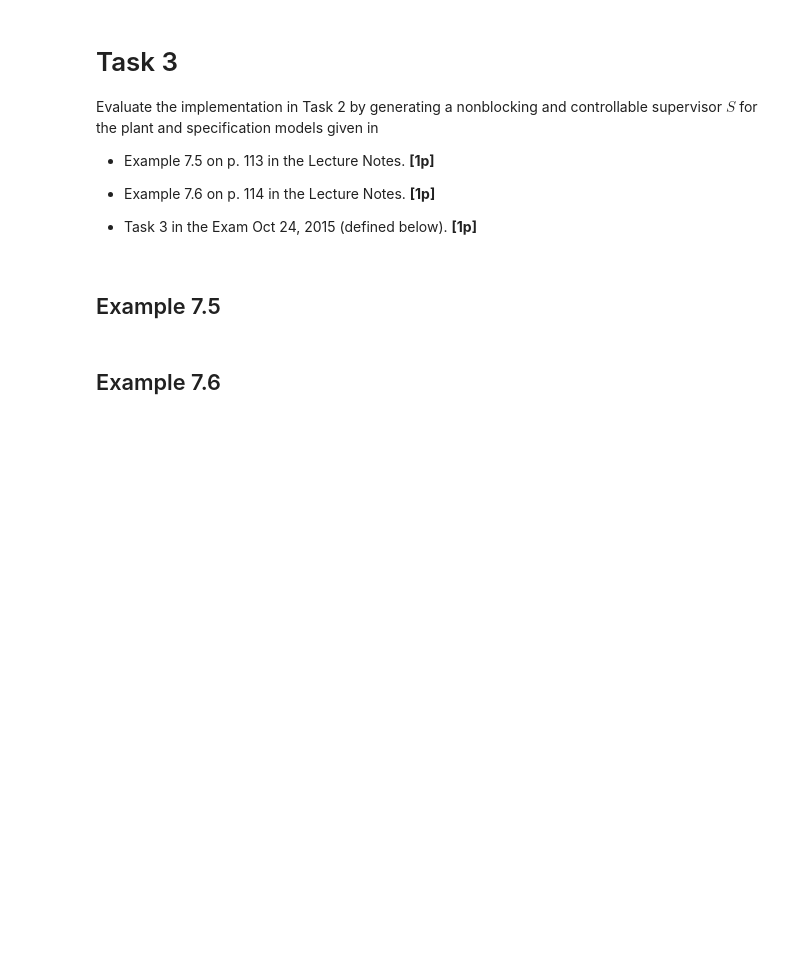
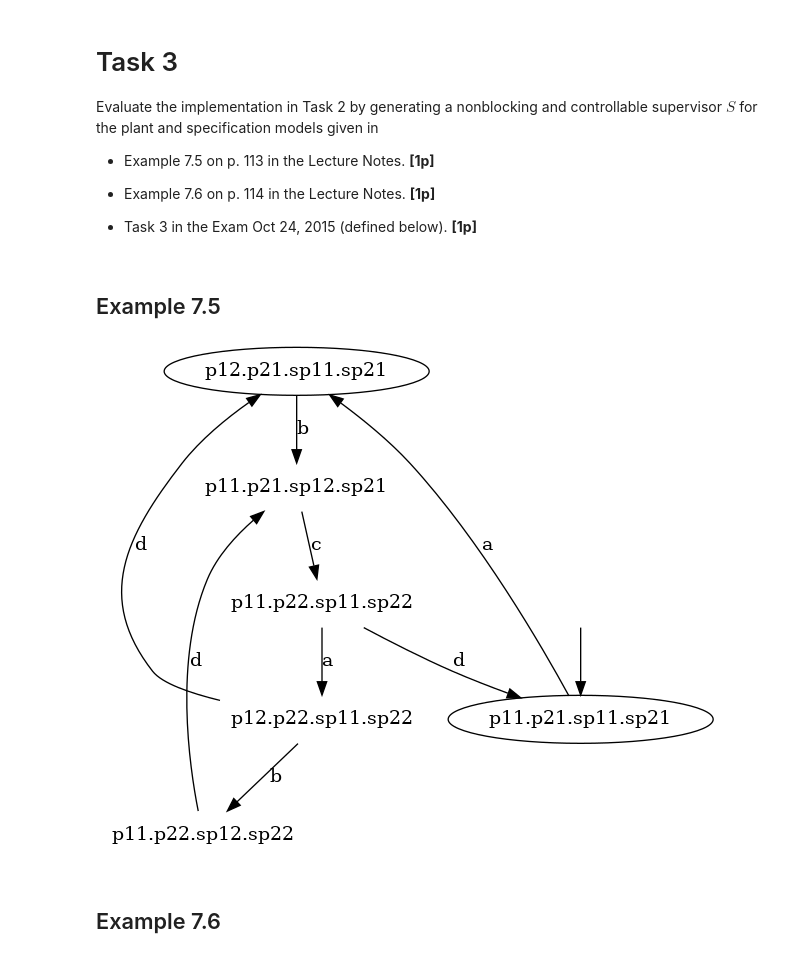
Before and after one commit to mohkan1/master, a Jupyter notebook: SSY165/logic_ass2/synthesize.ipynb, the cells around one changed output. Saved outputs shown, nothing was run; the diff lists cells and outputs as text; code cells hidden in the pictures; blank space fills up the shorter version.

```diff
--- a/SSY165/logic_ass2/synthesize.ipynb
+++ b/SSY165/logic_ass2/synthesize.ipynb
@@ -89,3 +59,22 @@ def reach(events, trans, start_state, forbidden_States):
+# %%
+def reach(events, trans, start_states, forbidden):
+    """
+    Returns the forward reachable states of a transition set
+
+    :param trans: set of transitions
+    :param start_state: set of states
+    """
+    # YOUR CODE HERE
+    reach_states    = start_states - forbidden
+    new_states      = start_states - forbidden
+    trans           = filter_trans_by_events(trans, events)
+
+    while new_states:
+        current_trans   = filter_trans_by_source(trans, new_states)
+        new_states      = extract_elems_from_trans(current_trans, 'target') - reach_states - forbidden
+        reach_states.update(new_states)
+
+    return reach_states
 # %%
 #Space for your tests
 # %%
@@ -369,3 +381,56 @@ plot_automaton(S, 'S_7dot5')
+# %%
+# Create automata P1, P2, SP1 and SP2
+# YOUR CODE HERE
+P1 = Automaton(
+              states = {'p11','p12'},
+              init   = 'p11',
+              events = {'a', 'b'},
+              trans  = {
+                  Transition('p11', 'a', 'p12'),
+                  Transition('p12', 'b', 'p11')
+                  }
+              )
+
+
+P2 = Automaton(
+              states = {'p21','p22'},
+              init   = 'p21',
+              events = {'c', 'd','e'},
+              trans  = {
+                     Transition('p21', 'c', 'p22'),
+                     Transition('p22', 'd', 'p21'),
+                     Transition('p22', 'e', 'p21')
+                     }
+              )
+
+SP1 = Automaton(
+              states = {'sp11','sp12'},
+              init   = 'sp11',
+              events = {'b', 'c'},
+              trans  = {
+                     Transition('sp11', 'b', 'sp12'),
+                     Transition('sp12', 'c', 'sp11')
+                     },
+              marked = {'sp11'}
+              )
+
+SP2 = Automaton(
+              states = {'sp21','sp22'},
+              init   = 'sp21',
+              events = {'c', 'd'},
+              trans  = {
+                     Transition('sp21', 'c', 'sp22'),
+                     Transition('sp22', 'd', 'sp21')
+                     },
+              marked = {'sp21'})
+
+Sp = synch(SP1, SP2)
+P = synch(P1, P2)
+
+S = supervisor(P, Sp, {'b'})
+plot_automaton(S, 'S_7dot5')
+# %% [output]
+[figure, added]
 # %%
 assert type(S) is Automaton
 
```
Also changed, not shown: parts of 10 cells of this notebook, 4 other files.
